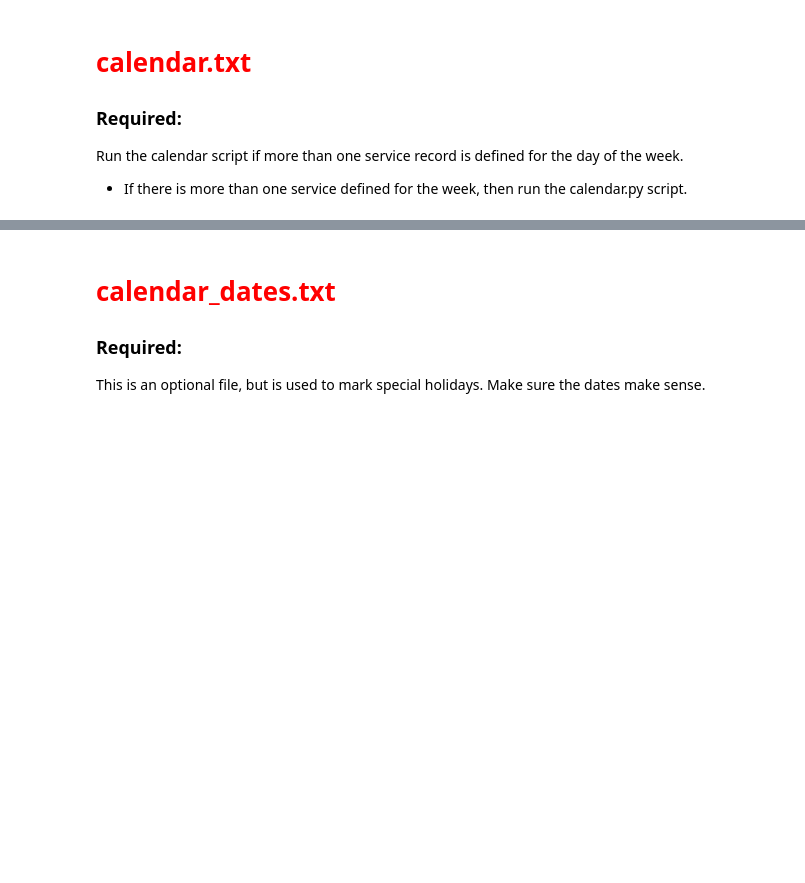
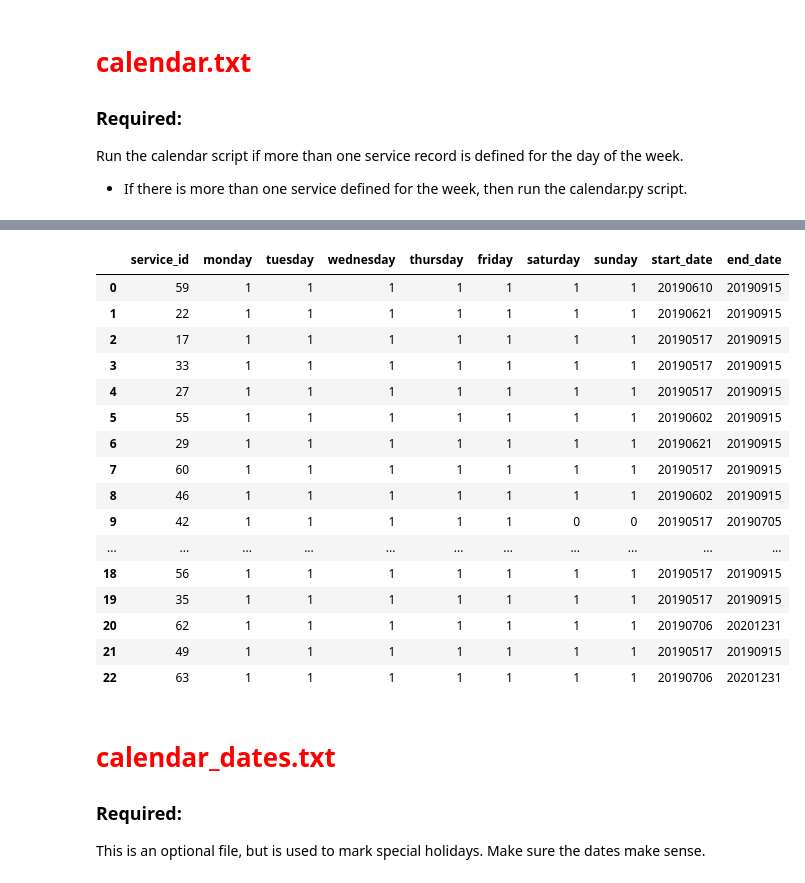
Before and after one commit to dandresen/work-gtfs-qa, a Jupyter notebook: QA-GTFS.ipynb, the cells around one changed output, grey strips where cells are left out. Drawn from its saved outputs; the diff is of its cells as text; code cells hidden in the pictures; blank space fills up the shorter version.

```diff
--- a/QA-GTFS.ipynb
+++ b/QA-GTFS.ipynb
@@ -446,3 +261,24 @@ memory usage: 344.0+ bytes
+# %%
+calendar = load('calendar')
+calendar
+# %% [output]
+|  | service_id | monday | tuesday | wednesday | thursday | friday | saturday | sunday | start_date | end_date |
+| 0 | 59 | 1 | 1 | 1 | 1 | 1 | 1 | 1 | 20190610 | 20190915 |
+| 1 | 22 | 1 | 1 | 1 | 1 | 1 | 1 | 1 | 20190621 | 20190915 |
+| 2 | 17 | 1 | 1 | 1 | 1 | 1 | 1 | 1 | 20190517 | 20190915 |
+| 3 | 33 | 1 | 1 | 1 | 1 | 1 | 1 | 1 | 20190517 | 20190915 |
+| 4 | 27 | 1 | 1 | 1 | 1 | 1 | 1 | 1 | 20190517 | 20190915 |
+| 5 | 55 | 1 | 1 | 1 | 1 | 1 | 1 | 1 | 20190602 | 20190915 |
+| 6 | 29 | 1 | 1 | 1 | 1 | 1 | 1 | 1 | 20190621 | 20190915 |
+| 7 | 60 | 1 | 1 | 1 | 1 | 1 | 1 | 1 | 20190517 | 20190915 |
+| 8 | 46 | 1 | 1 | 1 | 1 | 1 | 1 | 1 | 20190602 | 20190915 |
+| 9 | 42 | 1 | 1 | 1 | 1 | 1 | 0 | 0 | 20190517 | 20190705 |
+| ... | ... | ... | ... | ... | ... | ... | ... | ... | ... | ... |
+| 18 | 56 | 1 | 1 | 1 | 1 | 1 | 1 | 1 | 20190517 | 20190915 |
+| 19 | 35 | 1 | 1 | 1 | 1 | 1 | 1 | 1 | 20190517 | 20190915 |
+| 20 | 62 | 1 | 1 | 1 | 1 | 1 | 1 | 1 | 20190706 | 20201231 |
+| 21 | 49 | 1 | 1 | 1 | 1 | 1 | 1 | 1 | 20190517 | 20190915 |
+| 22 | 63 | 1 | 1 | 1 | 1 | 1 | 1 | 1 | 20190706 | 20201231 |
 # %% [markdown]
 # <span style="color:red">calendar_dates.txt</span>
 
```
Also changed, not shown: parts of 15 cells of this notebook, 2 other files.
